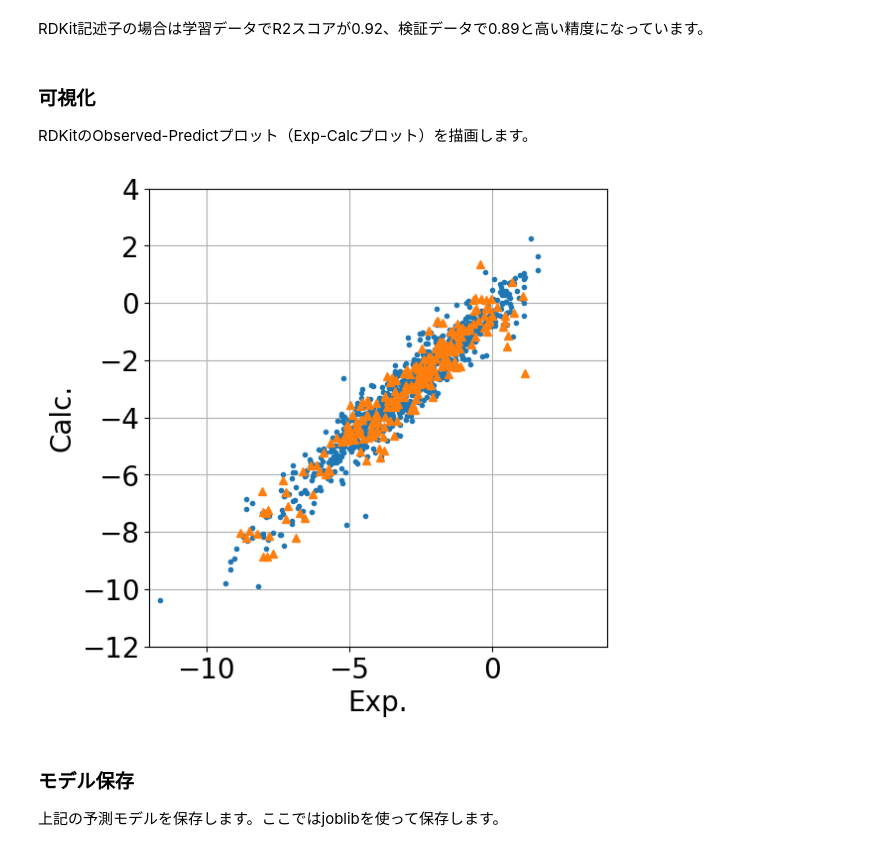
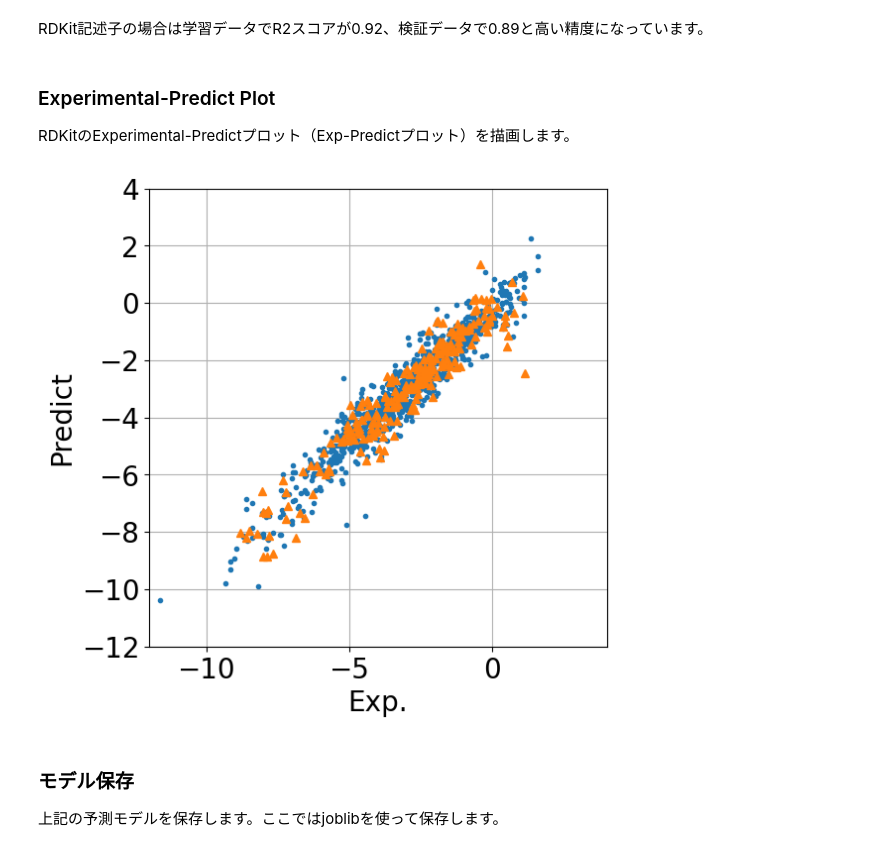
Before and after one commit to ARIM-Academy/Advanced_Tutorial_4, a Jupyter notebook: 3_Solubility.ipynb, the cells around one changed output. Cells and saved outputs as stored; diff of their text form; code cells hidden in the pictures.

```diff
--- a/3_Solubility.ipynb
+++ b/3_Solubility.ipynb
@@ -483,27 +519,27 @@ pred: 0.892
 # %% [markdown]
 RDKit記述子の場合は学習データでR2スコアが0.92、検証データで0.89と高い精度になっています。
 # %% [markdown]
-### 可視化
-RDKitのObserved-Predictプロット（Exp-Calcプロット）を描画します。
+### Experimental-Predict Plot
+RDKitのExperimental-Predictプロット（Exp-Predictプロット）を描画します。
 # %%
 plt.figure(figsize=(6,6))
 
 plt.plot(ytrain, ycalc, '.')
 plt.plot(ytest, ypred, '^')
 #plt.plot()
 
 plt.axis('square')
 plt.xlabel('Exp.')
-plt.ylabel('Calc.')
+plt.ylabel('Predict')
 
 plt.xlim(-12,4)
 plt.ylim(-12,4)
 plt.grid()
 
 #plt.savefig('./results/9.3-yyplot-rdkitpls.jpg')
 plt.show()
 # %% [output]
-[figure, old version]
+[figure, new version]
 # %% [markdown]
 ### モデル保存
 上記の予測モデルを保存します。ここではjoblibを使って保存します。
```
Also changed, not shown: parts of 32 cells of this notebook, 6 other files.
